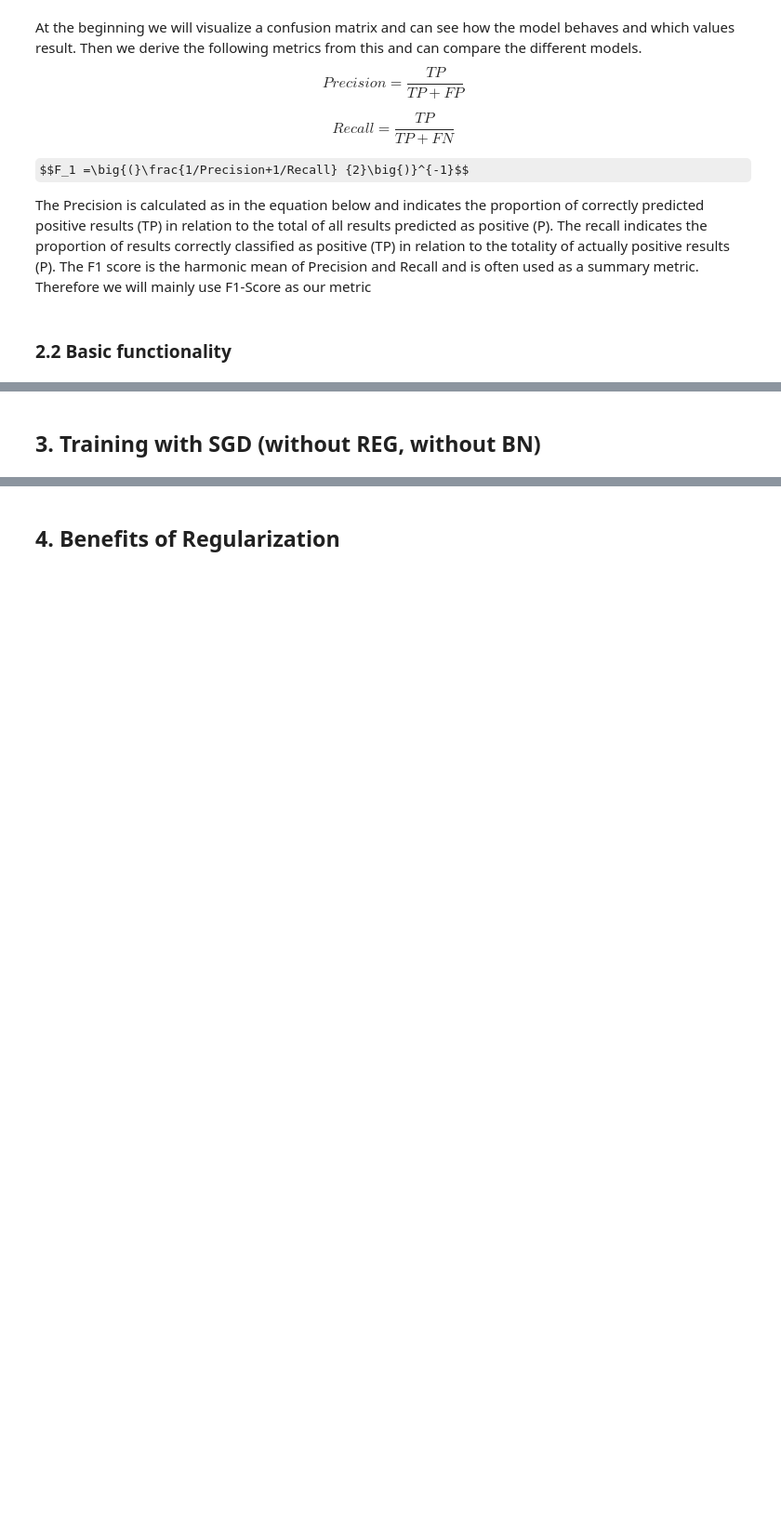
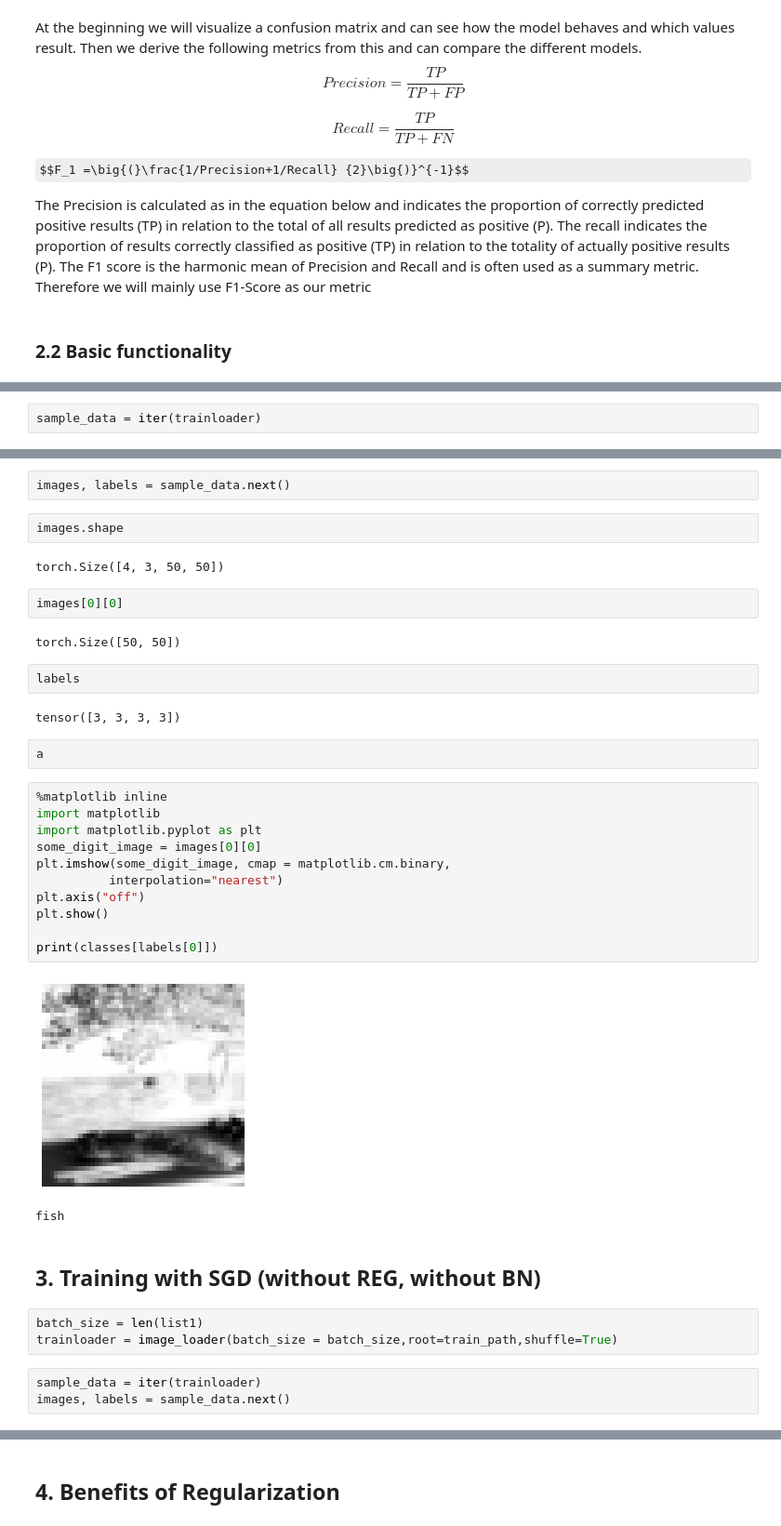
Before and after one commit to FiratSaritas/neural-network-for-image-classification, a Jupyter notebook: Mini-Challenge_1.ipynb, the cells around one changed output, grey strips where cells are left out. Shown at 93% size. Saved outputs shown, nothing was run; the diff lists cells and outputs as text; some formulas as TeX source; blank space fills up the shorter version.

```diff
--- a/Mini-Challenge_1.ipynb
+++ b/Mini-Challenge_1.ipynb
@@ -110,0 +124,2 @@ The recall indicates the proportion of results correctly classified as positive
+# %%
+sample_data = iter(trainloader)
@@ -111,2 +130,38 @@ The recall indicates the proportion of results correctly classified as positive
+# %%
+images, labels = sample_data.next()
+# %%
+images.shape
+# %% [output]
+torch.Size([4, 3, 50, 50])
+# %%
+images[0][0]
+# %% [output]
+torch.Size([50, 50])
+# %%
+labels
+# %% [output]
+tensor([3, 3, 3, 3])
+# %%
+a
+# %%
+%matplotlib inline
+import matplotlib
+import matplotlib.pyplot as plt
+some_digit_image = images[0][0]
+plt.imshow(some_digit_image, cmap = matplotlib.cm.binary,
+          interpolation="nearest")
+plt.axis("off")
+plt.show()
+
+print(classes[labels[0]])
+# %% [output]
+[figure, added]
+fish
 # %% [markdown]
 ## 3. Training with SGD (without REG, without BN)
+# %%
+batch_size = len(list1)
+trainloader = image_loader(batch_size = batch_size,root=train_path,shuffle=True)
+# %%
+sample_data = iter(trainloader)
+images, labels = sample_data.next()
```
Also changed, not shown: parts of 22 cells of this notebook.
